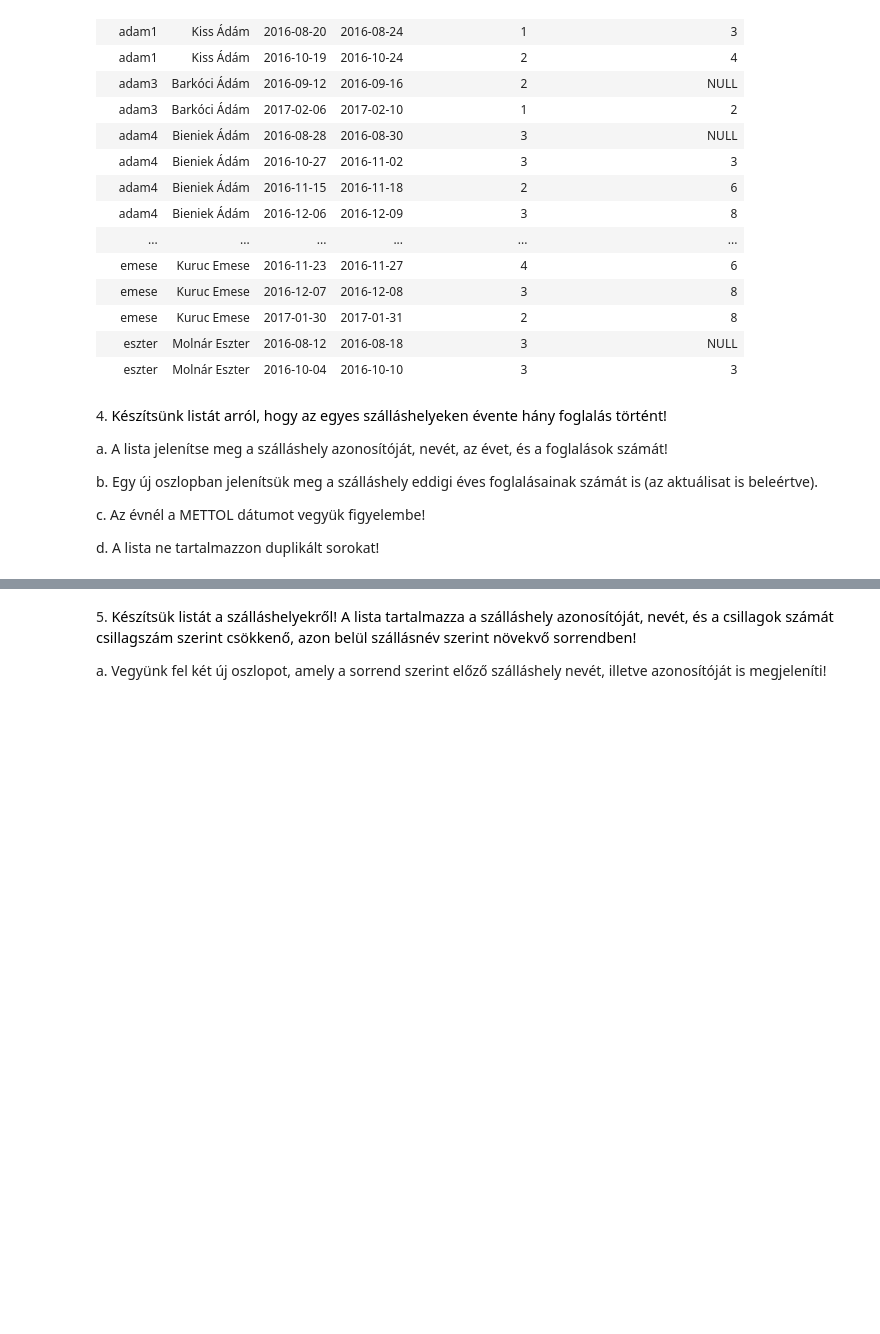
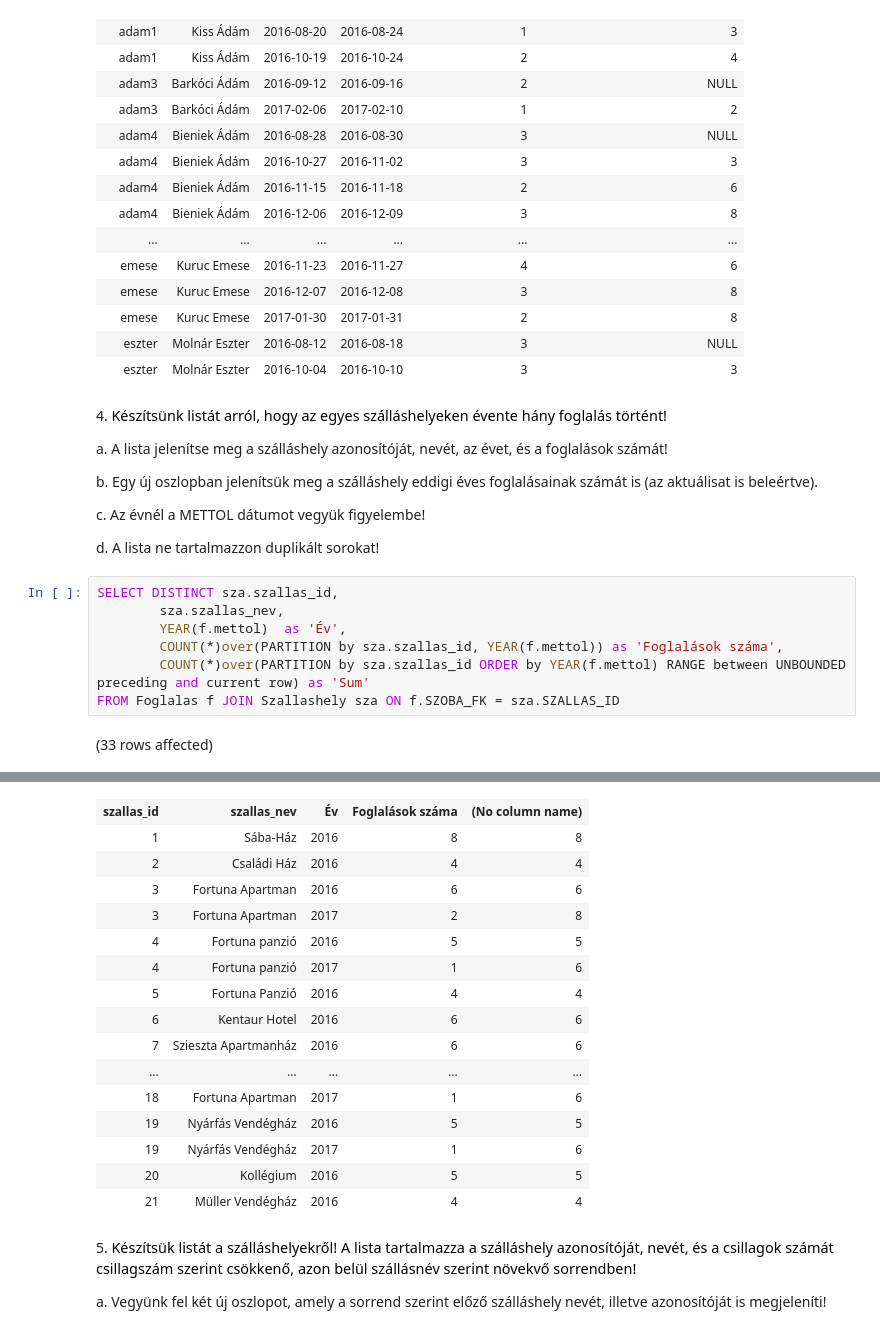
Before and after one commit to meglehetosen/sql1, a Jupyter notebook: gyakorlat06_feladatok.ipynb, the cells around one changed output, grey strips where cells are left out. Saved outputs shown, nothing was run; the diff lists cells and outputs as text; blank space fills up the shorter version.

```diff
--- a/gyakorlat06_feladatok.ipynb
+++ b/gyakorlat06_feladatok.ipynb
@@ -92,3 +92,12 @@ b. Egy új oszlopban jelenítsük meg a szálláshely eddigi éves foglalásaina
 c. Az évnél a METTOL dátumot vegyük figyelembe!
 
 d. A lista ne tartalmazzon duplikált sorokat!
+# %%
+SELECT DISTINCT sza.szallas_id,
+        sza.szallas_nev,
+        YEAR(f.mettol)  as 'Év',
+        COUNT(*)over(PARTITION by sza.szallas_id, YEAR(f.mettol)) as 'Foglalások száma',
+        COUNT(*)over(PARTITION by sza.szallas_id ORDER by YEAR(f.mettol) RANGE between UNBOUNDED preceding and current row) as 'Sum'
+FROM Foglalas f JOIN Szallashely sza ON f.SZOBA_FK = sza.SZALLAS_ID
+# %% [output]
+(33 rows affected)
@@ -95,3 +105,19 @@ d. A lista ne tartalmazzon duplikált sorokat!
+| szallas_id | szallas_nev | Év | Foglalások száma | (No column name) |
+| 1 | Sába-Ház | 2016 | 8 | 8 |
+| 2 | Családi Ház | 2016 | 4 | 4 |
+| 3 | Fortuna Apartman | 2016 | 6 | 6 |
+| 3 | Fortuna Apartman | 2017 | 2 | 8 |
+| 4 | Fortuna panzió | 2016 | 5 | 5 |
+| 4 | Fortuna panzió | 2017 | 1 | 6 |
+| 5 | Fortuna Panzió | 2016 | 4 | 4 |
+| 6 | Kentaur Hotel | 2016 | 6 | 6 |
+| 7 | Szieszta Apartmanház | 2016 | 6 | 6 |
+| ... | ... | ... | ... | ... |
+| 18 | Fortuna Apartman | 2017 | 1 | 6 |
+| 19 | Nyárfás Vendégház | 2016 | 5 | 5 |
+| 19 | Nyárfás Vendégház | 2017 | 1 | 6 |
+| 20 | Kollégium | 2016 | 5 | 5 |
+| 21 | Müller Vendégház | 2016 | 4 | 4 |
 # %% [markdown]
 5. <span style="background-color: rgb(255, 255, 255); color: rgb(0, 0, 0); font-family: &quot;Open Sans&quot;, sans-serif; font-size: 14.44px;">Készítsük listát a szálláshelyekről! A lista tartalmazza a szálláshely azonosítóját, nevét, és a csillagok számát csillagszám szerint csökkenő, azon belül szállásnév szerint növekvő sorrendben!&nbsp;</span>
 
```
Also changed, not shown: parts of 8 cells of this notebook.
